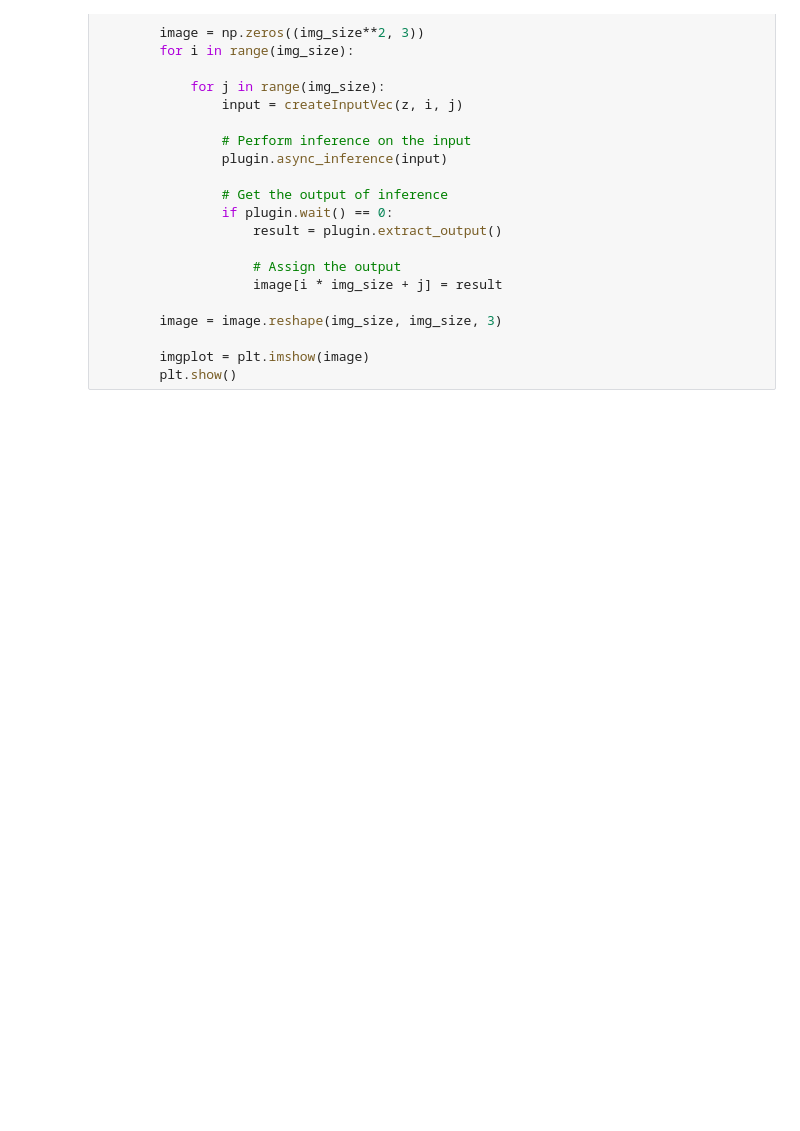
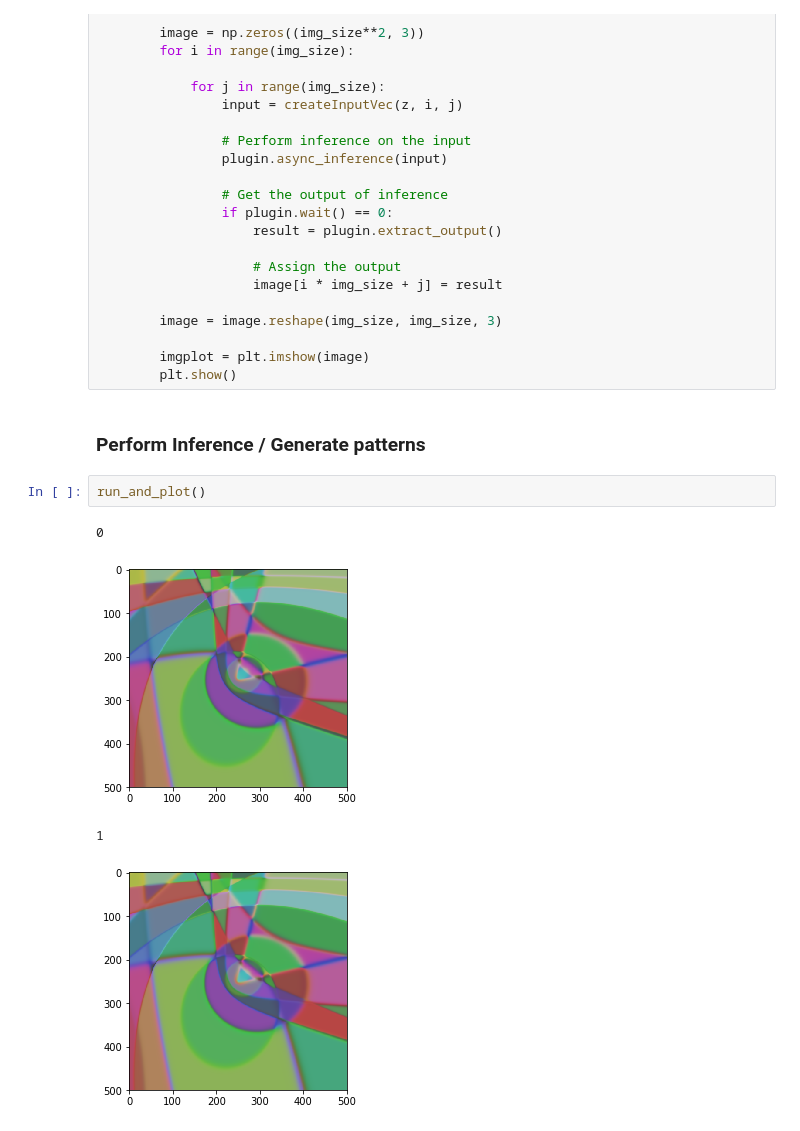
Before and after one commit to subrockmann/artsificial, a Jupyter notebook: Pattern Producing Network - Inference.ipynb, the cells around one changed output. Cells and saved outputs as stored; diff of their text form; blank space fills up the shorter version.

Commit message:
feat: Generate pattern sequences

```diff
--- a/Pattern Producing Network - Inference.ipynb
+++ b/Pattern Producing Network - Inference.ipynb
@@ -153,3 +153,12 @@ def run_and_plot():
 
         imgplot = plt.imshow(image)
         plt.show()
+# %% [markdown]
+### Perform Inference / Generate patterns
+# %%
+run_and_plot()
+# %% [output]
+0
+[figure, added]
+1
+[figure, added]
```
Also changed, not shown: parts of 2 cells of this notebook.
